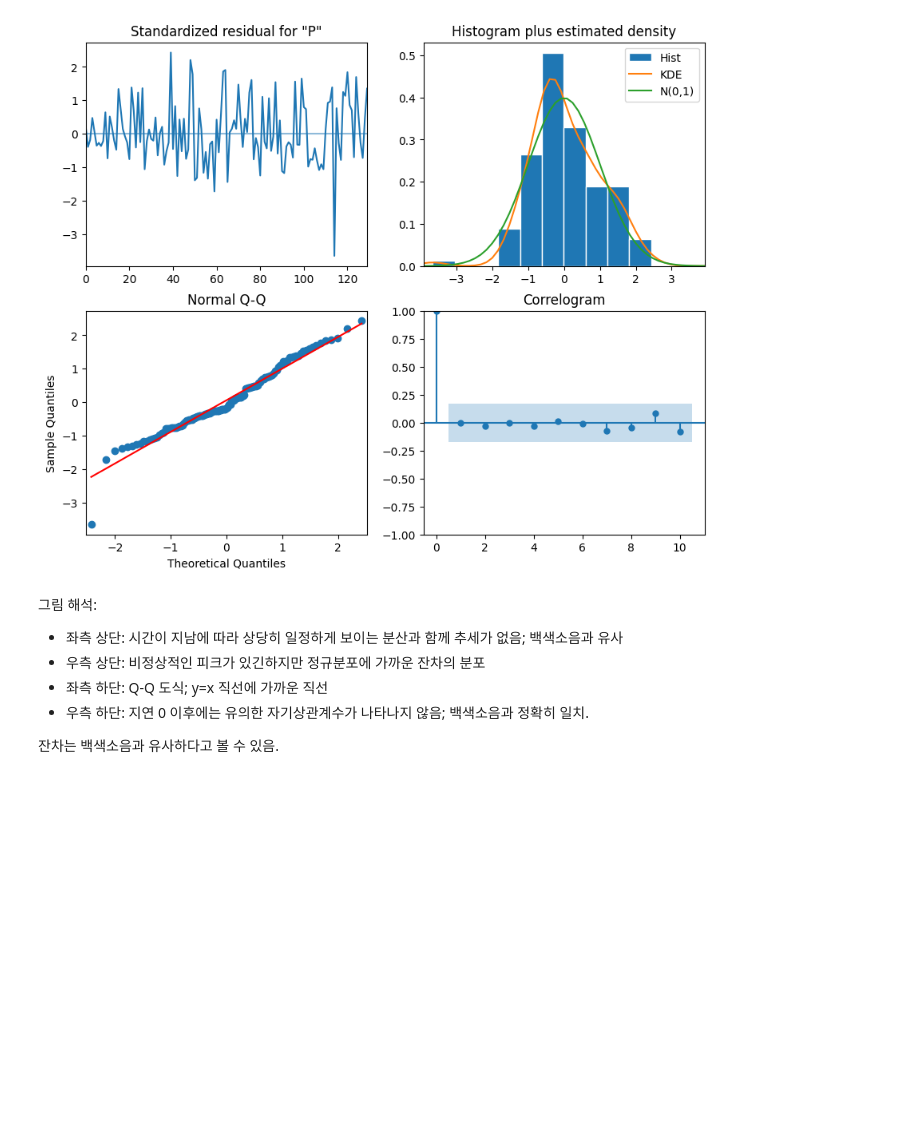
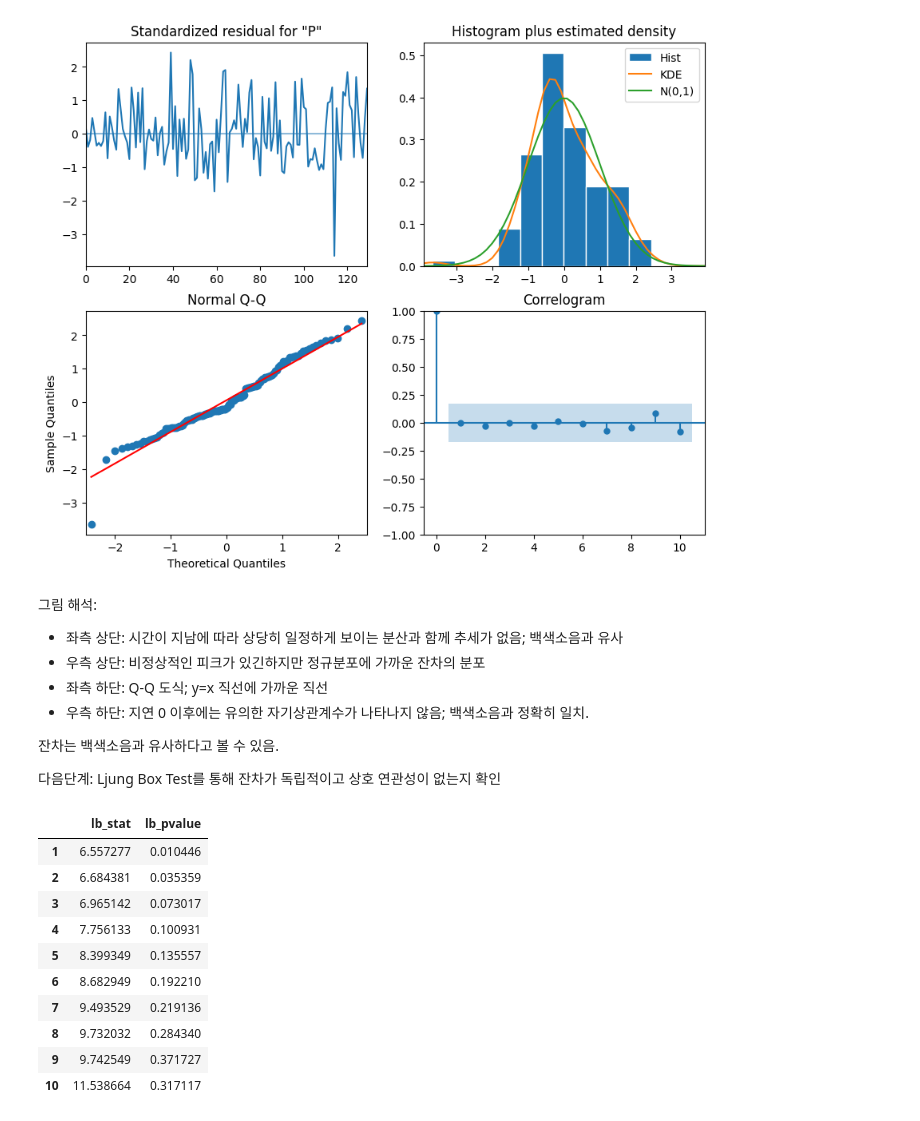
Before and after one commit to mskcho00/TimeSeries-Self-Practice, a Jupyter notebook: 8_SARIMA.ipynb, the cells around one changed output. Saved outputs shown, nothing was run; the diff lists cells and outputs as text; code cells hidden in the pictures; blank space fills up the shorter version.

```diff
--- a/8_SARIMA.ipynb
+++ b/8_SARIMA.ipynb
@@ -352,3 +365,25 @@ ARIMA_model_fit.plot_diagnostics(figsize = (10, 8))
 - 우측 하단: 지연 0 이후에는 유의한 자기상관계수가 나타나지 않음; 백색소음과 정확히 일치.
 
 잔차는 백색소음과 유사하다고 볼 수 있음.
+
+다음단계: Ljung Box Test를 통해 잔차가 독립적이고 상호 연관성이 없는지 확인
+# %%
+from statsmodels.stats.diagnostic import acorr_ljungbox
+
+residuals = ARIMA_model_fit.resid
+
+lb_df = acorr_ljungbox(residuals, np.arange(1, 11, 1))
+
+lb_df
+# %% [output]
+|  | lb_stat | lb_pvalue |
+| 1 | 6.557277 | 0.010446 |
+| 2 | 6.684381 | 0.035359 |
+| 3 | 6.965142 | 0.073017 |
+| 4 | 7.756133 | 0.100931 |
+| 5 | 8.399349 | 0.135557 |
+| 6 | 8.682949 | 0.192210 |
+| 7 | 9.493529 | 0.219136 |
+| 8 | 9.732032 | 0.284340 |
+| 9 | 9.742549 | 0.371727 |
+| 10 | 11.538664 | 0.317117 |
```
Also changed, not shown: parts of 14 cells of this notebook, 1 other file.
